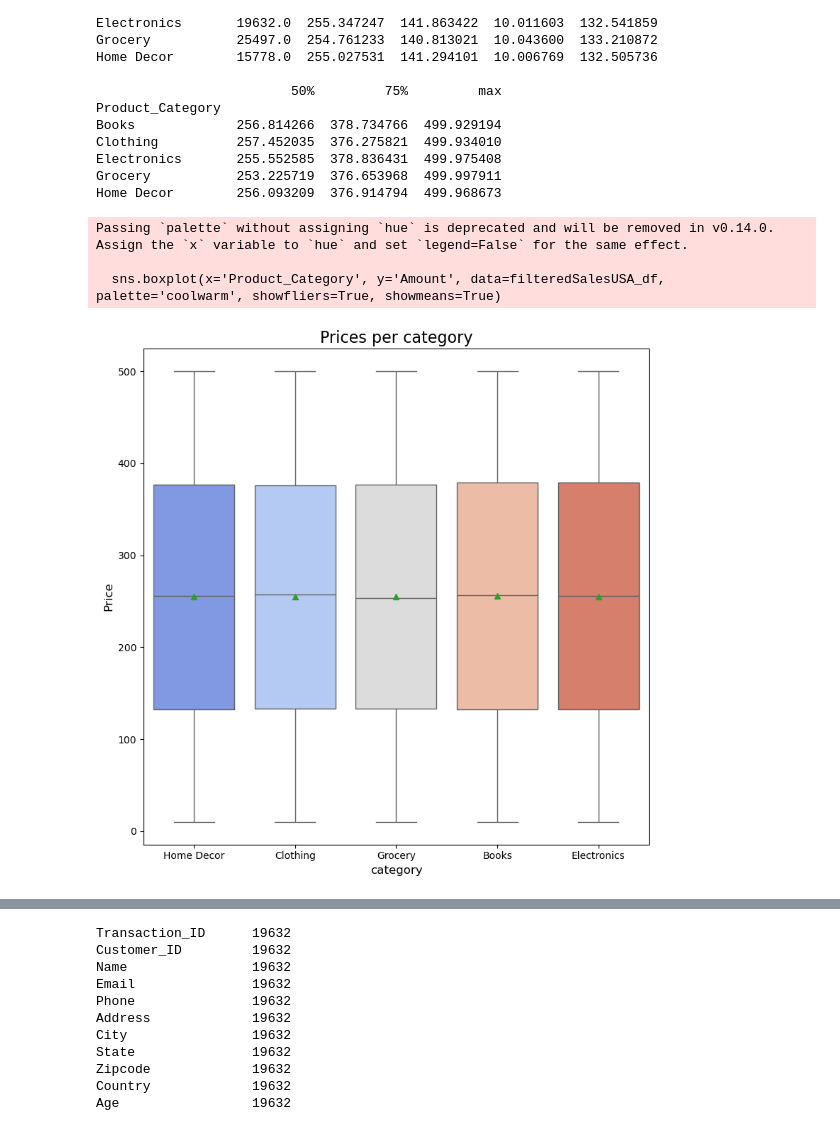
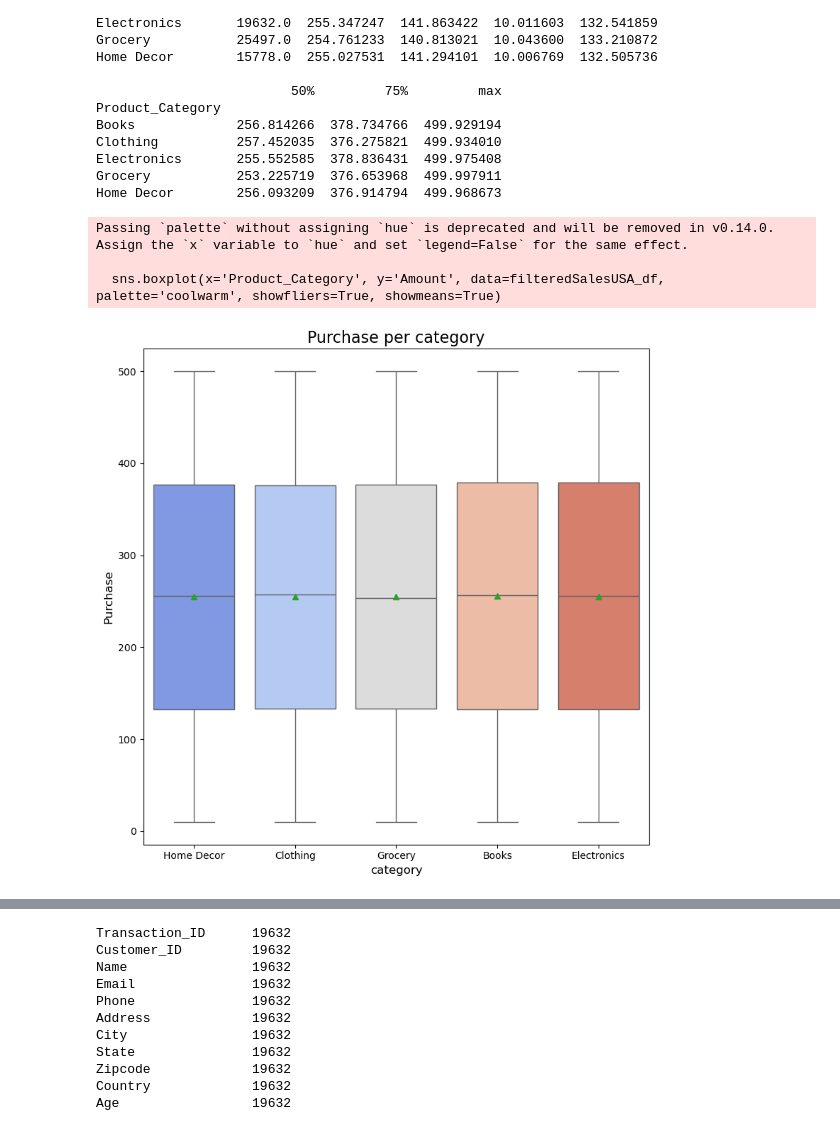
Before and after one commit to icamacho80/Project-3, a Jupyter notebook: Salesanalysisproject3.ipynb, the cells around one changed output, grey strips where cells are left out. Saved outputs shown, nothing was run; the diff lists cells and outputs as text; code cells hidden in the pictures.

```diff
--- a/Salesanalysisproject3.ipynb
+++ b/Salesanalysisproject3.ipynb
@@ -516,20 +520,20 @@ Home Decor        256.093209  376.914794  499.968673
 # %%
 plt.figure(figsize=(8, 8))
 
 sns.boxplot(x='Product_Category', y='Amount', data=filteredSalesUSA_df, palette='coolwarm', showfliers=True, showmeans=True)
 
-plt.title('Prices per category', fontsize=16)
+plt.title('Purchase per category', fontsize=16)
 plt.xlabel('category', fontsize=12)
-plt.ylabel('Price', fontsize=12)
+plt.ylabel('Purchase', fontsize=12)
 plt.xticks(rotation=0)
 plt.tight_layout()
 
 plt.show()
 # %% [output]
 Passing `palette` without assigning `hue` is deprecated and will be removed in v0.14.0. Assign the `x` variable to `hue` and set `legend=False` for the same effect.
 
   sns.boxplot(x='Product_Category', y='Amount', data=filteredSalesUSA_df, palette='coolwarm', showfliers=True, showmeans=True)
-[figure, old version]
+[figure, new version]
 # %%
 filteredSalesUSA_df.to_csv("C:/Users/Owner/OneDrive/Desktop/Project-3/Resources/salesUSA.csv", encoding='utf8', index=False)
 # %%
```
Also changed, not shown: parts of 23 cells of this notebook, 7 other files.
